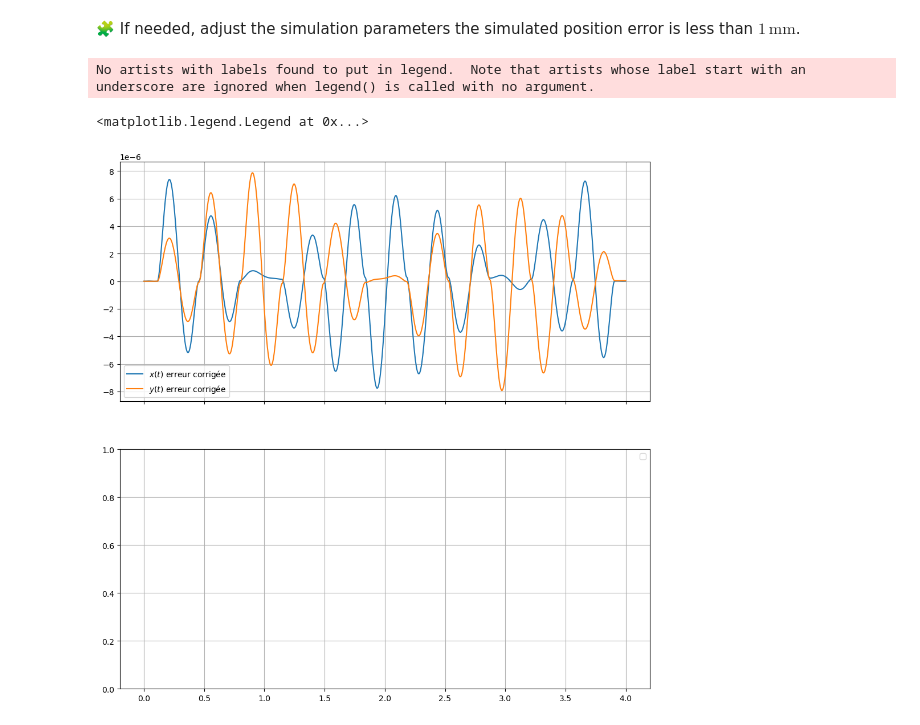
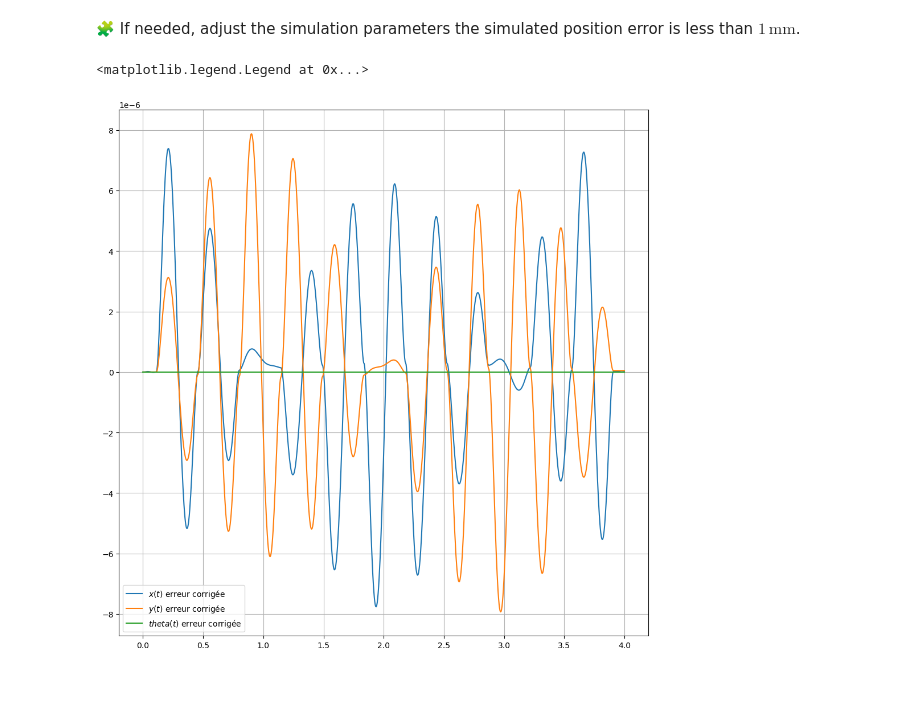
Before and after one commit to LahbibAll/control-engineering-with-python-project-2023-2024, a Jupyter notebook: Project-part-1.ipynb, the cells around one changed output. Cells and saved outputs as stored; diff of their text form; code cells hidden in the pictures; blank space fills up the shorter version.

```diff
--- a/Project-part-1.ipynb
+++ b/Project-part-1.ipynb
@@ -240,16 +240,14 @@ r=0.125
 # %%
 resultat = solve_ivp(fun=fun, t_span =(0.0, 4.0), y0=[0.0, 0.0, 0.0], rtol=e-3, dense_output=True)
 t = linspace(0.0, 4.0, 1000)
-xt, yt, thetat = resultat["sol"](t)
+xt, yt, theta = resultat["sol"](t)
 fig=figure(figsize=(12, 12))
-ax1, ax2 = fig.subplots(2, 1, sharex=True)
+ax1= fig.subplots(1, sharex=True)
 ax1.grid(True)
 ax1.plot(t , xt - 2*sin(pi*t/2), label="$x(t)$ erreur corrigée")
 ax1.plot(t , yt + 2*cos(pi*t/2)-2 , label="$y(t)$ erreur corrigée")
+ax1.plot(t , theta - pi*t/2 , label="$theta(t)$ erreur corrigée")
 ax1.legend()
-ax2.grid(True)
-ax2.legend()
 # %% [output]
-No artists with labels found to put in legend.  Note that artists whose label start with an underscore are ignored when legend() is called with no argument.
+<matplotlib.legend.Legend at 0x...>
-<matplotlib.legend.Legend at 0x...>
-[figure, old version]
+[figure, new version]
```
Also changed, not shown: parts of 1 cell of this notebook.
